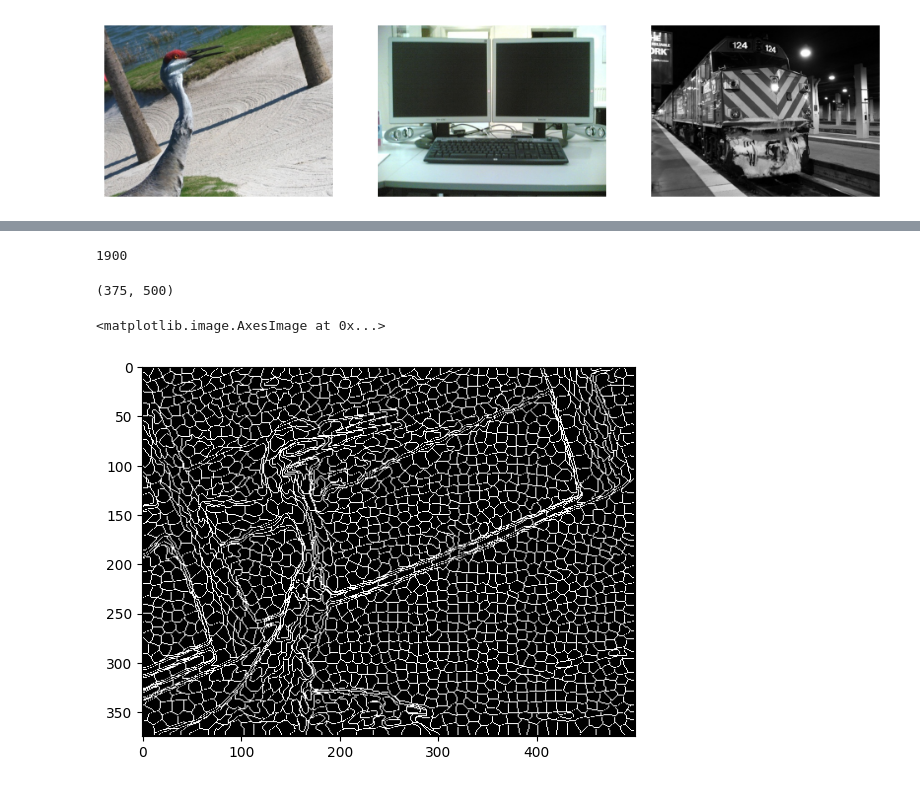
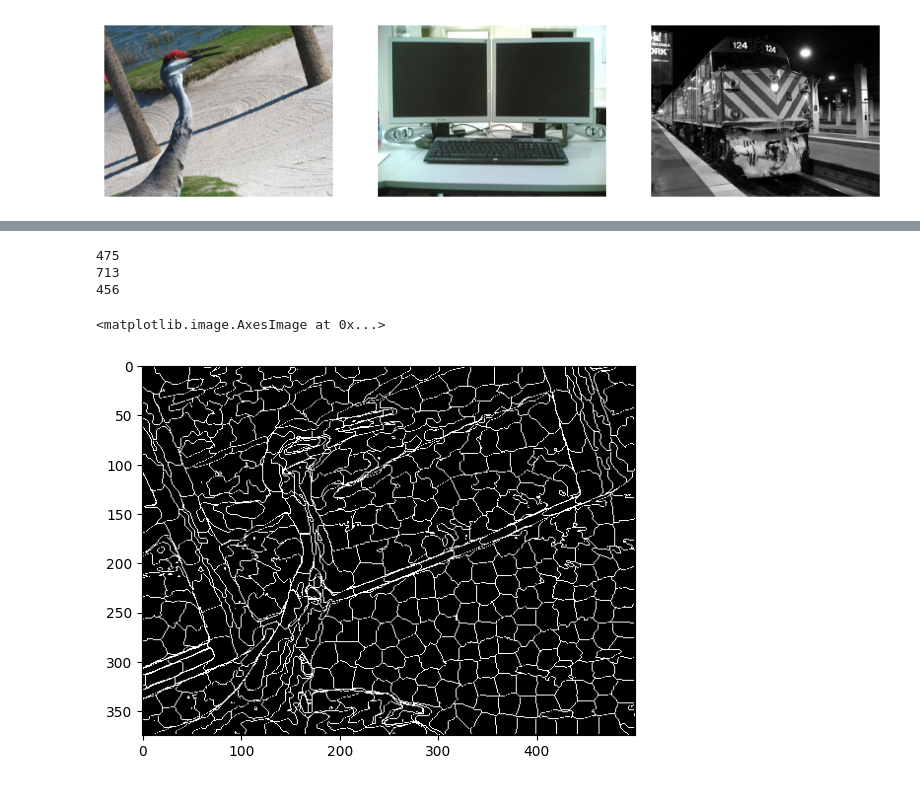
Before and after one commit to vktr274/cv-binary-segmentation, a Jupyter notebook: task2.ipynb, the cells around one changed output, grey strips where cells are left out. Saved outputs shown, nothing was run; the diff lists cells and outputs as text; code cells hidden in the pictures.

```diff
--- a/task2.ipynb
+++ b/task2.ipynb
@@ -51,0 +42,3 @@ plt.imshow(bin_img, cmap="gray")
+# %%
+median_blurred = cv2.medianBlur(images[0], 7)
+plt.imshow(median_blurred[:,:,::-1])
@@ -52,9 +48,27 @@ plt.imshow(bin_img, cmap="gray")
 # %%
-gauss_blurred = cv2.GaussianBlur(images[0], (11,11), 0)
-lab_img = cv2.cvtColor(gauss_blurred, cv2.COLOR_BGR2Lab)
+use_blurred = True
+lab_img = cv2.cvtColor(images[0], cv2.COLOR_BGR2Lab)
 
-superpixels = cv2.ximgproc.createSuperpixelSLIC(lab_img, algorithm=cv2.ximgproc.SLIC, region_size=10)
+if use_blurred:
+    lab_img = cv2.cvtColor(median_blurred, cv2.COLOR_BGR2Lab)
+
+superpixels_slic = cv2.ximgproc.createSuperpixelSLIC(lab_img, algorithm=cv2.ximgproc.SLIC, region_size=20)
+superpixels_slic.iterate()
+superpixels_slic_mask = superpixels_slic.getLabelContourMask()
+print(superpixels_slic.getNumberOfSuperpixels())
+
+height, width, channels = lab_img.shape[0], lab_img.shape[1], lab_img.shape[2]
+
+superpixels_seeds = cv2.ximgproc.createSuperpixelSEEDS(width, height, channels, 1900, 10)
+superpixels_seeds.iterate(lab_img)
+superpixels_seeds_mask = superpixels_seeds.getLabelContourMask()
+print(superpixels_seeds.getNumberOfSuperpixels())
+
+superpixels_lsc = cv2.ximgproc.createSuperpixelLSC(lab_img, region_size=20)
+superpixels_lsc.iterate()
+superpixels_lsc_mask = superpixels_lsc.getLabelContourMask()
+print(superpixels_lsc.getNumberOfSuperpixels())
+# %% [output]
+475
+713
+456
-# %%
-superpixels.getNumberOfSuperpixels()
-# %% [output]
-1900
@@ -63,10 +75,5 @@ superpixels.iterate()
-# %%
-superpixel_mask = superpixels.getLabelContourMask()
-superpixel_mask.shape
-# %% [output]
-(375, 500)
 # %%
-plt.imshow(superpixel_mask, cmap="gray")
+plt.imshow(superpixels_slic_mask, cmap="gray")
 # %% [output]
 <matplotlib.image.AxesImage at 0x...>
-[figure, old version]
+[figure, new version]
```
Also changed, not shown: parts of 14 cells of this notebook, 2 other files.
